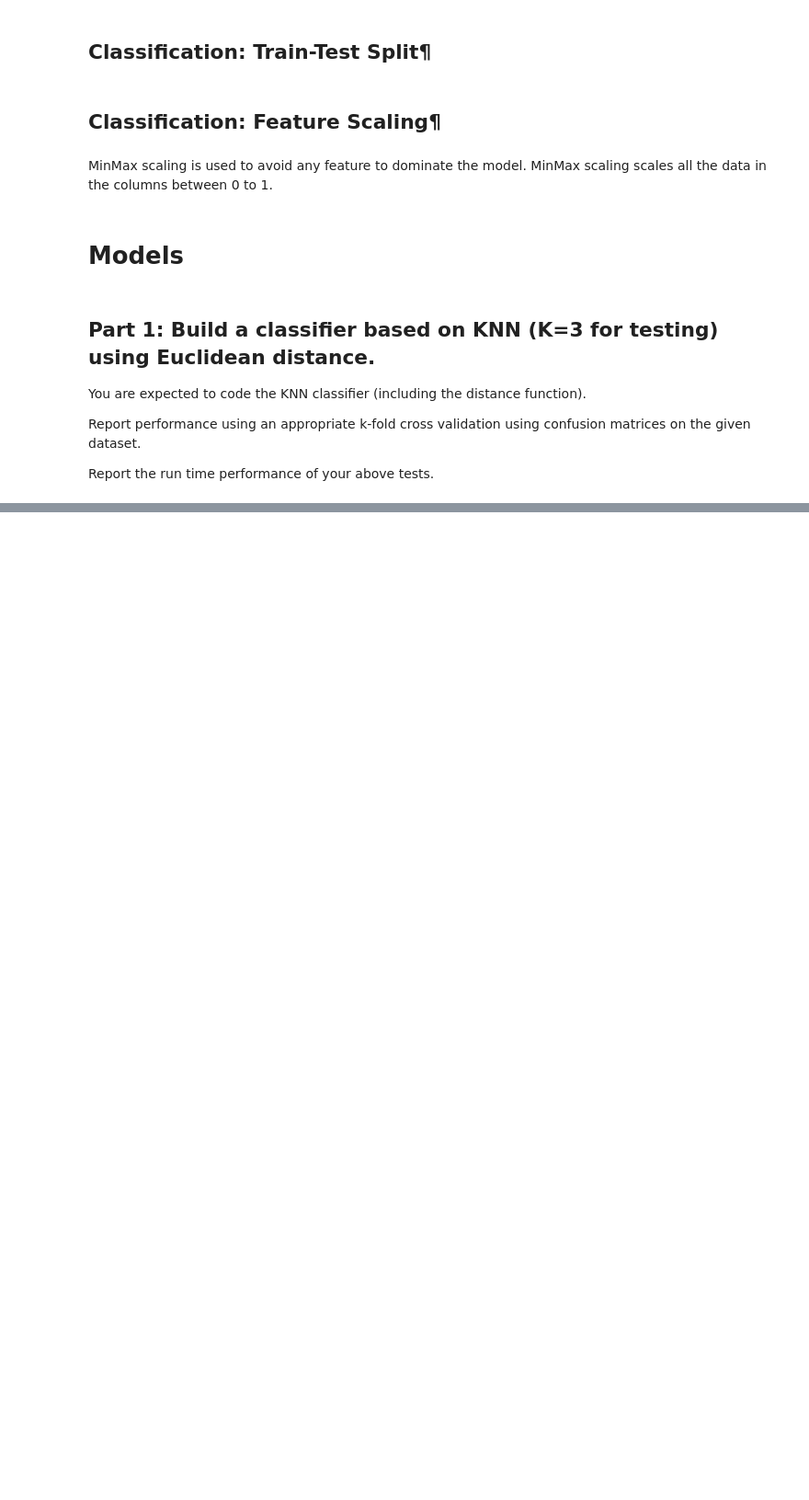
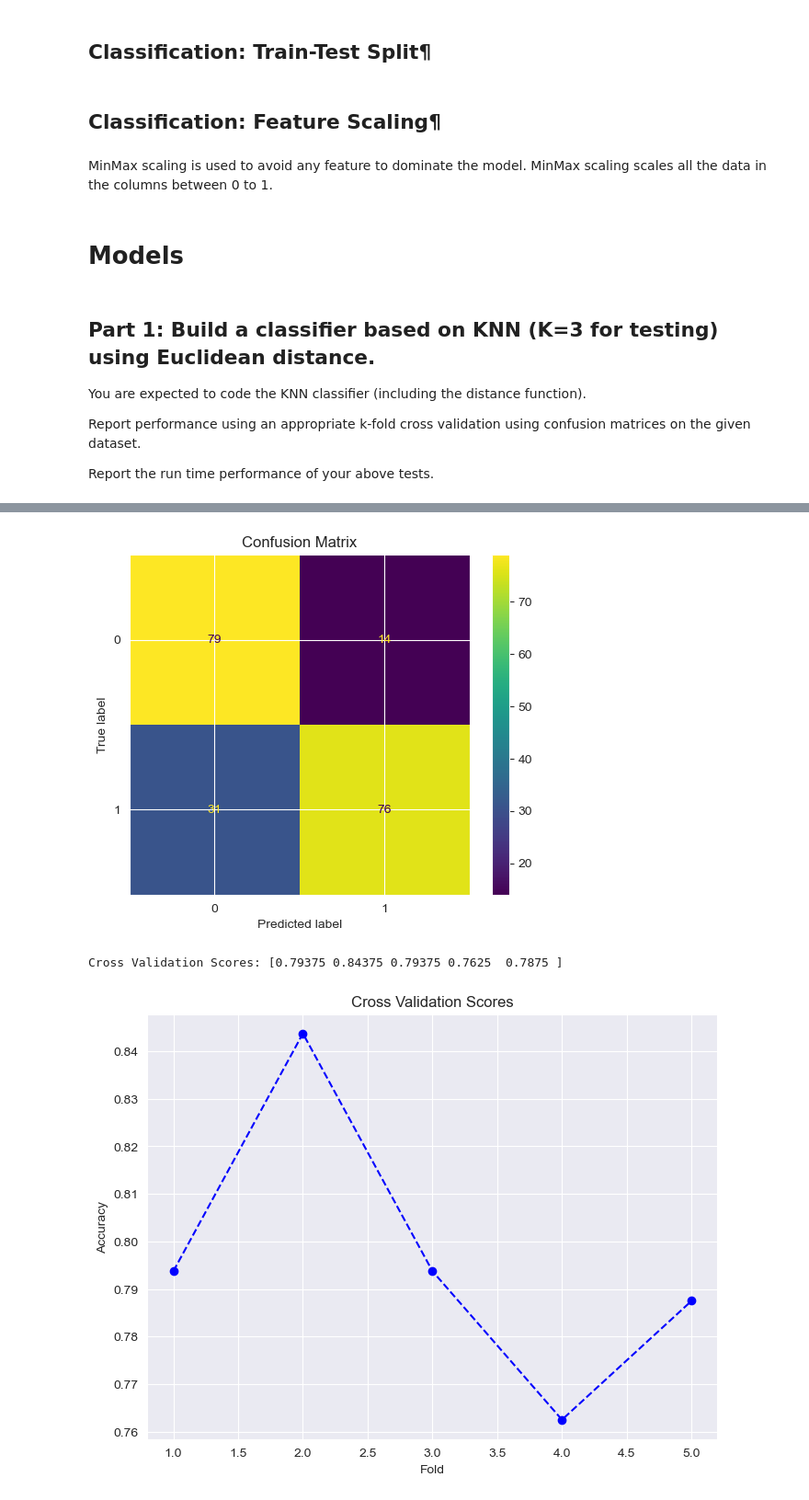
Before and after one commit to BulentKaradeniz/7_ML_Projects, a Jupyter notebook: ML_GTU_Homework_1_2024/Audit_data.ipynb, the cells around one changed output, grey strips where cells are left out. Shown at 92% size. Saved outputs shown, nothing was run; the diff lists cells and outputs as text; code cells hidden in the pictures; blank space fills up the shorter version.

```diff
--- a/ML_GTU_Homework_1_2024/Audit_data.ipynb
+++ b/ML_GTU_Homework_1_2024/Audit_data.ipynb
@@ -392,0 +520,48 @@ from sklearn.neighbors import KNeighborsClassifier
+# %%
+# Importing necessary libraries
+import numpy as np
+import matplotlib.pyplot as plt
+from sklearn.model_selection import cross_val_score, KFold
+from sklearn.neighbors import KNeighborsClassifier
+from sklearn.metrics import confusion_matrix
+from sklearn.preprocessing import StandardScaler
+
+# Assuming you have X_train, X_test, y_train, and y_test available
+
+# Scaling the data
+scaler = StandardScaler()
+X_train_scaled = scaler.fit_transform(X_train)
+X_test_scaled = scaler.transform(X_test)
+
+# Part 1: Building a classifier based on KNN with K=3 using Euclidean distance
+knn_classifier = KNeighborsClassifier(n_neighbors=3, metric='euclidean')
+knn_classifier.fit(X_train_scaled, y_train)
+
+# Predicting on test data
+y_pred = knn_classifier.predict(X_test_scaled)
+
+
+# Confusion Matrix
+cm = confusion_matrix(y_test, y_pred)
+disp = ConfusionMatrixDisplay(confusion_matrix=cm, display_labels=np.unique(y))
+disp.plot()
+plt.title('Confusion Matrix')
+plt.show()
+
+# K-Fold Cross Validation
+kf = KFold(n_splits=5, shuffle=True, random_state=42)
+cv_scores = cross_val_score(knn_classifier, X_train_scaled, y_train, cv=kf)
+print("Cross Validation Scores:", cv_scores)
+
+# Plotting Cross Validation Scores
+plt.figure(figsize=(8, 6))
+plt.plot(range(1, 6), cv_scores, marker='o', linestyle='--', color='b')
+plt.xlabel('Fold')
+plt.ylabel('Accuracy')
+plt.title('Cross Validation Scores')
+plt.grid(True)
+plt.show()
+# %% [output]
+[figure, added]
+Cross Validation Scores: [0.79375 0.84375 0.79375 0.7625  0.7875 ]
+[figure, added]
```
Also changed, not shown: parts of 7 cells of this notebook.
